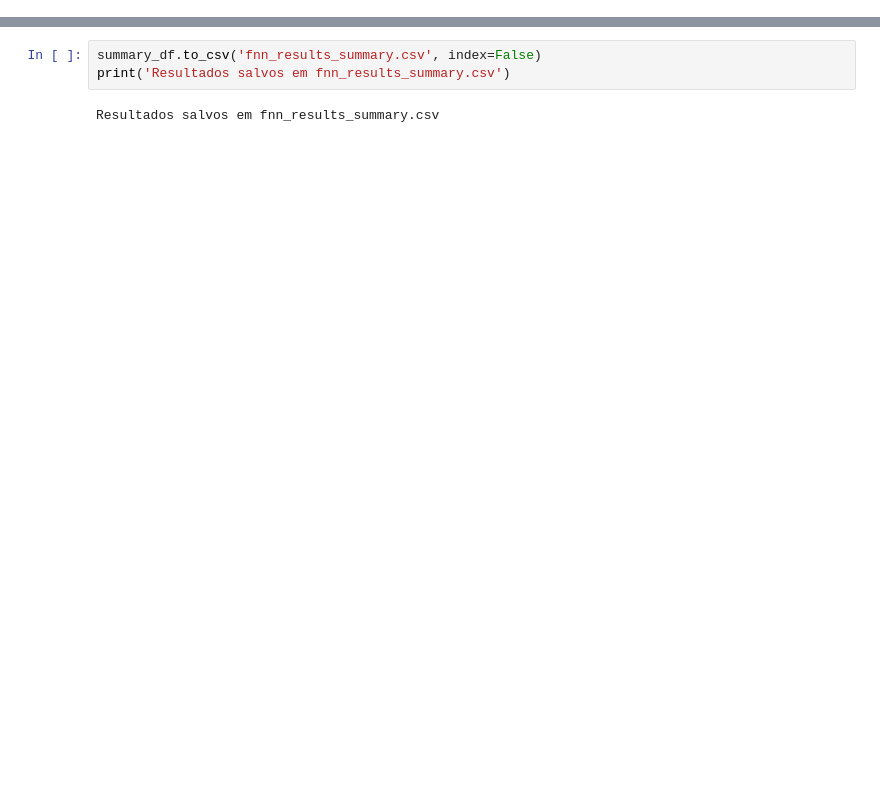
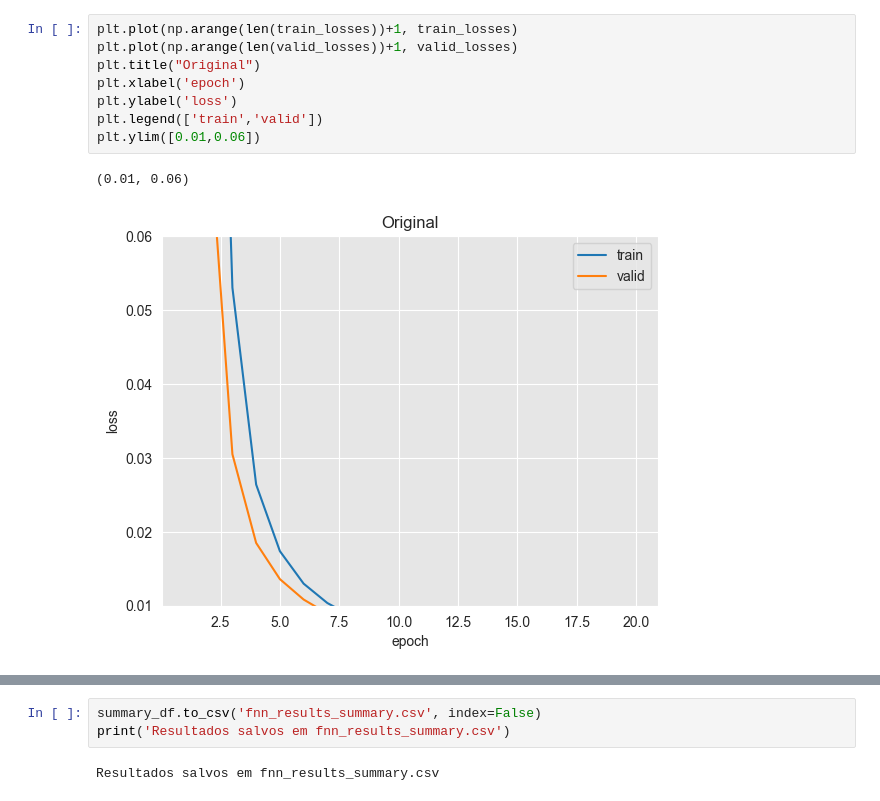
Before and after one commit to iopebiel/machine_learning_fraud_credit_card, a Jupyter notebook: neuralNetwork/FNN.ipynb, the cells around one changed output, grey strips where cells are left out. Drawn from its saved outputs; the diff is of its cells as text; blank space fills up the shorter version.

```diff
--- a/neuralNetwork/FNN.ipynb
+++ b/neuralNetwork/FNN.ipynb
@@ -244,0 +342,11 @@ plt.show()
+# %%
+plt.plot(np.arange(len(train_losses))+1, train_losses)
+plt.plot(np.arange(len(valid_losses))+1, valid_losses)
+plt.title("Original")
+plt.xlabel('epoch')
+plt.ylabel('loss')
+plt.legend(['train','valid'])
+plt.ylim([0.01,0.06])
+# %% [output]
+(0.01, 0.06)
+[figure, added]
```
Also changed, not shown: parts of 18 cells of this notebook.
